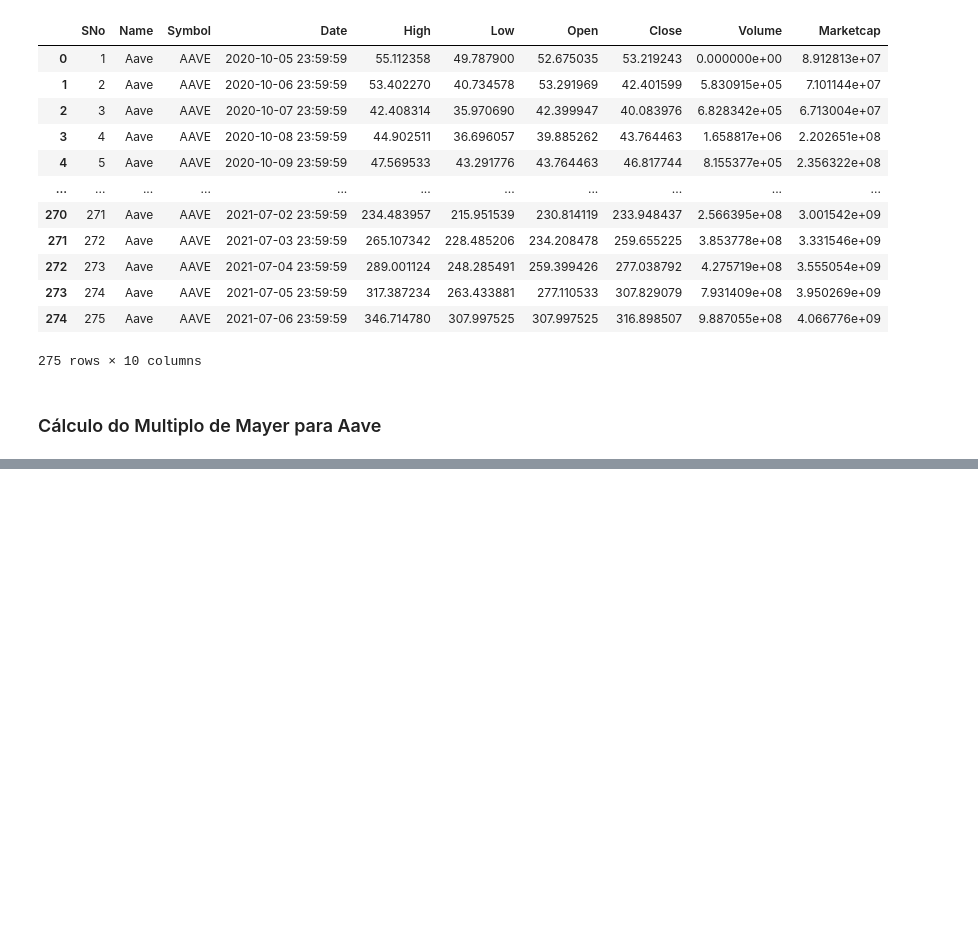
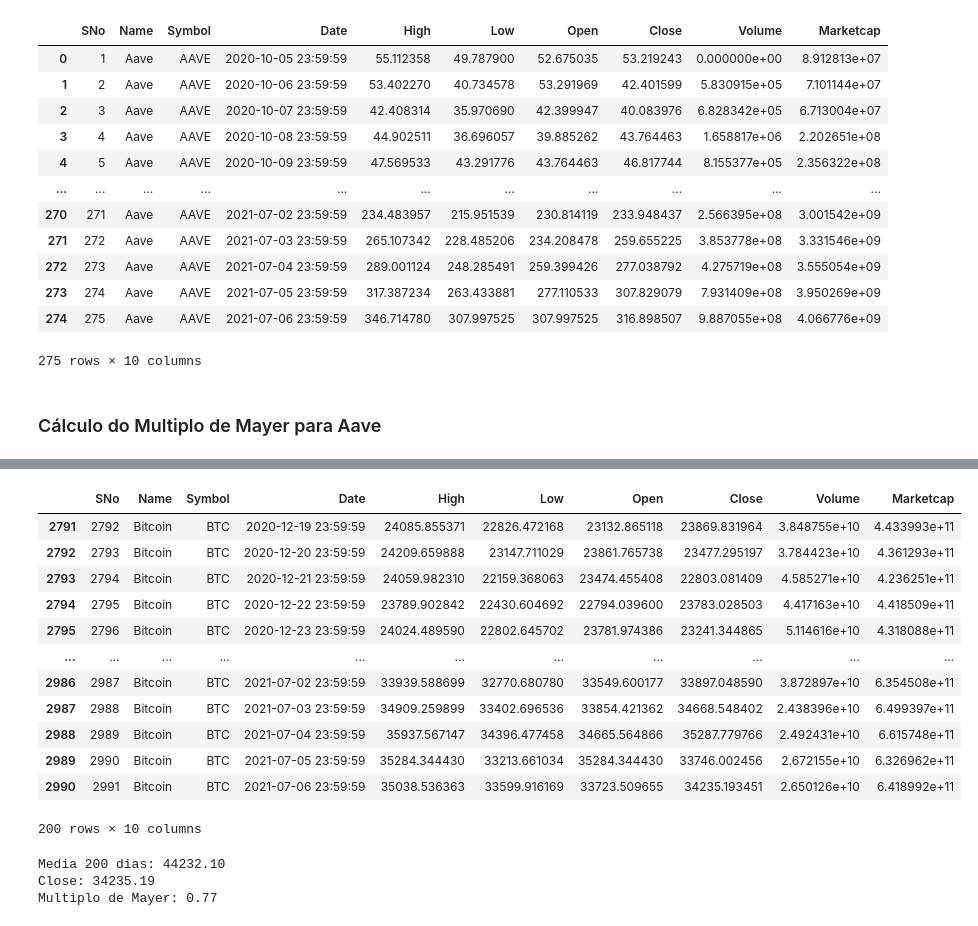
Before and after one commit to Arilson-X/AnalIseDeCriptomoedas, a Jupyter notebook: Analise de Criptomoedas.ipynb, the cells around one changed output, grey strips where cells are left out. Cells and saved outputs as stored; diff of their text form; code cells hidden in the pictures; blank space fills up the shorter version.

```diff
--- a/Analise de Criptomoedas.ipynb
+++ b/Analise de Criptomoedas.ipynb
@@ -53,0 +78,24 @@ fig.show()
+# %%
+df_Bitcoin_ultimos_200_dias = df_Bitcoin.loc[df_Bitcoin["SNo"] > (2991 -200)]
+display(df_Bitcoin_ultimos_200_dias)
+m_Mayer_Bitcoin = df_Bitcoin_ultimos_200_dias.loc[df_Bitcoin["SNo"] == 2991]["Close"]/df_Bitcoin_ultimos_200_dias["Close"].mean()
+print("Media 200 dias: %.2f" %df_Bitcoin_ultimos_200_dias["Close"].mean())
+print("Close: %.2f" %df_Bitcoin_ultimos_200_dias.loc[df_Bitcoin["SNo"] == 2991]["Close"].mean())
+print("Multiplo de Mayer: %.2f" %m_Mayer_Bitcoin.mean())
+# %% [output]
+|  | SNo | Name | Symbol | Date | High | Low | Open | Close | Volume | Marketcap |
+| 2791 | 2792 | Bitcoin | BTC | 2020-12-19 23:59:59 | 24085.855371 | 22826.472168 | 23132.865118 | 23869.831964 | 3.848755e+10 | 4.433993e+11 |
+| 2792 | 2793 | Bitcoin | BTC | 2020-12-20 23:59:59 | 24209.659888 | 23147.711029 | 23861.765738 | 23477.295197 | 3.784423e+10 | 4.361293e+11 |
+| 2793 | 2794 | Bitcoin | BTC | 2020-12-21 23:59:59 | 24059.982310 | 22159.368063 | 23474.455408 | 22803.081409 | 4.585271e+10 | 4.236251e+11 |
+| 2794 | 2795 | Bitcoin | BTC | 2020-12-22 23:59:59 | 23789.902842 | 22430.604692 | 22794.039600 | 23783.028503 | 4.417163e+10 | 4.418509e+11 |
+| 2795 | 2796 | Bitcoin | BTC | 2020-12-23 23:59:59 | 24024.489590 | 22802.645702 | 23781.974386 | 23241.344865 | 5.114616e+10 | 4.318088e+11 |
+| ... | ... | ... | ... | ... | ... | ... | ... | ... | ... | ... |
+| 2986 | 2987 | Bitcoin | BTC | 2021-07-02 23:59:59 | 33939.588699 | 32770.680780 | 33549.600177 | 33897.048590 | 3.872897e+10 | 6.354508e+11 |
+| 2987 | 2988 | Bitcoin | BTC | 2021-07-03 23:59:59 | 34909.259899 | 33402.696536 | 33854.421362 | 34668.548402 | 2.438396e+10 | 6.499397e+11 |
+| 2988 | 2989 | Bitcoin | BTC | 2021-07-04 23:59:59 | 35937.567147 | 34396.477458 | 34665.564866 | 35287.779766 | 2.492431e+10 | 6.615748e+11 |
+| 2989 | 2990 | Bitcoin | BTC | 2021-07-05 23:59:59 | 35284.344430 | 33213.661034 | 35284.344430 | 33746.002456 | 2.672155e+10 | 6.326962e+11 |
+| 2990 | 2991 | Bitcoin | BTC | 2021-07-06 23:59:59 | 35038.536363 | 33599.916169 | 33723.509655 | 34235.193451 | 2.650126e+10 | 6.418992e+11 |
+200 rows × 10 columns
+Media 200 dias: 44232.10
+Close: 34235.19
+Multiplo de Mayer: 0.77
```
Also changed, not shown: parts of 4 cells of this notebook.
